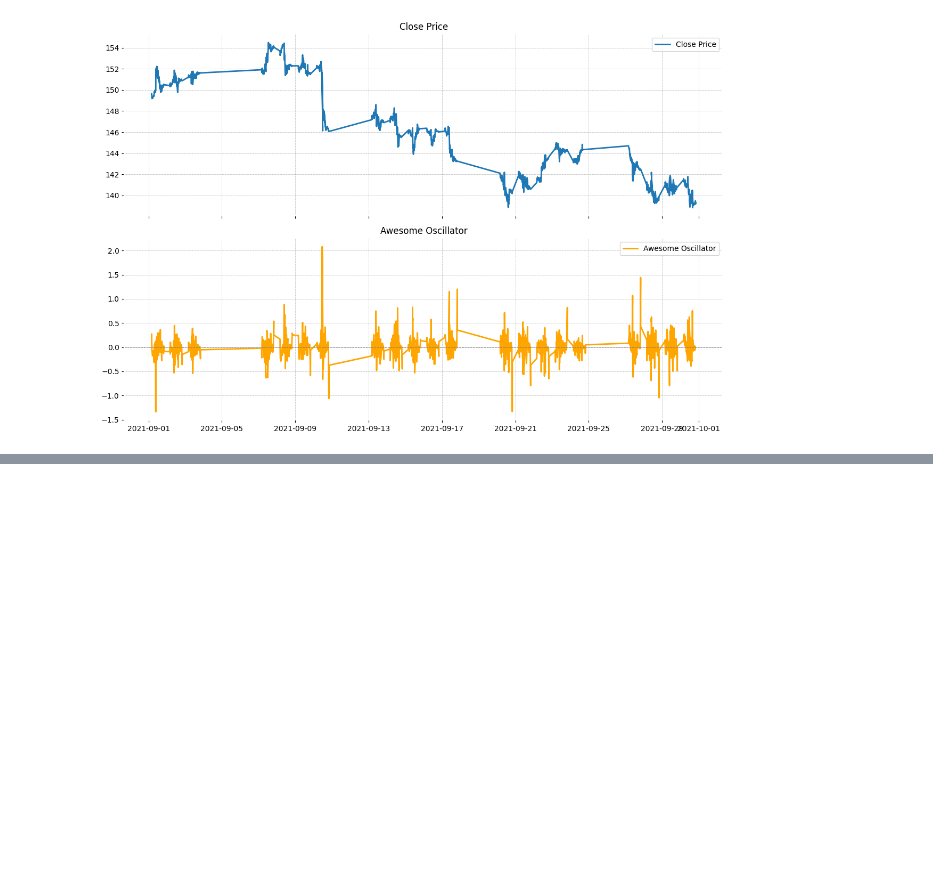
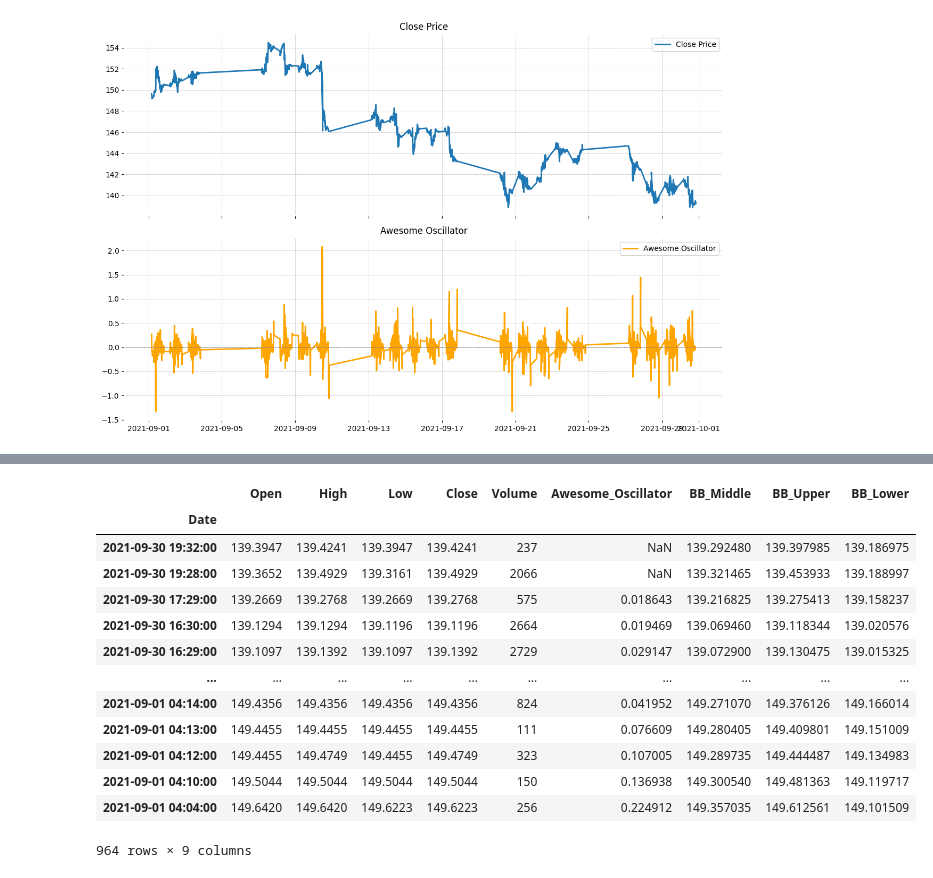
Before and after one commit to LeonidU/ItoEquationSolve, a Jupyter notebook: test_equation_solve.ipynb, the cells around one changed output, grey strips where cells are left out. Drawn from its saved outputs; the diff is of its cells as text; code cells hidden in the pictures; blank space fills up the shorter version.

```diff
--- a/test_equation_solve.ipynb
+++ b/test_equation_solve.ipynb
@@ -207,0 +235,19 @@ Name: Awesome_Oscillator, Length: 16709, dtype: float64
+# %%
+# Find signals
+
+df[df['Close'] > df['BB_Upper']]
+# %% [output]
+|  | Open | High | Low | Close | Volume | Awesome_Oscillator | BB_Middle | BB_Upper | BB_Lower |
+| Date |  |  |  |  |  |  |  |  |  |
+| 2021-09-30 19:32:00 | 139.3947 | 139.4241 | 139.3947 | 139.4241 | 237 | NaN | 139.292480 | 139.397985 | 139.186975 |
+| 2021-09-30 19:28:00 | 139.3652 | 139.4929 | 139.3161 | 139.4929 | 2066 | NaN | 139.321465 | 139.453933 | 139.188997 |
+| 2021-09-30 17:29:00 | 139.2669 | 139.2768 | 139.2669 | 139.2768 | 575 | 0.018643 | 139.216825 | 139.275413 | 139.158237 |
+| 2021-09-30 16:30:00 | 139.1294 | 139.1294 | 139.1196 | 139.1196 | 2664 | 0.019469 | 139.069460 | 139.118344 | 139.020576 |
+| 2021-09-30 16:29:00 | 139.1097 | 139.1392 | 139.1097 | 139.1392 | 2729 | 0.029147 | 139.072900 | 139.130475 | 139.015325 |
+| ... | ... | ... | ... | ... | ... | ... | ... | ... | ... |
+| 2021-09-01 04:14:00 | 149.4356 | 149.4356 | 149.4356 | 149.4356 | 824 | 0.041952 | 149.271070 | 149.376126 | 149.166014 |
+| 2021-09-01 04:13:00 | 149.4455 | 149.4455 | 149.4455 | 149.4455 | 111 | 0.076609 | 149.280405 | 149.409801 | 149.151009 |
+| 2021-09-01 04:12:00 | 149.4455 | 149.4749 | 149.4455 | 149.4749 | 323 | 0.107005 | 149.289735 | 149.444487 | 149.134983 |
+| 2021-09-01 04:10:00 | 149.5044 | 149.5044 | 149.5044 | 149.5044 | 150 | 0.136938 | 149.300540 | 149.481363 | 149.119717 |
+| 2021-09-01 04:04:00 | 149.6420 | 149.6420 | 149.6223 | 149.6223 | 256 | 0.224912 | 149.357035 | 149.612561 | 149.101509 |
+964 rows × 9 columns
```
Also changed, not shown: parts of 3 cells of this notebook.
